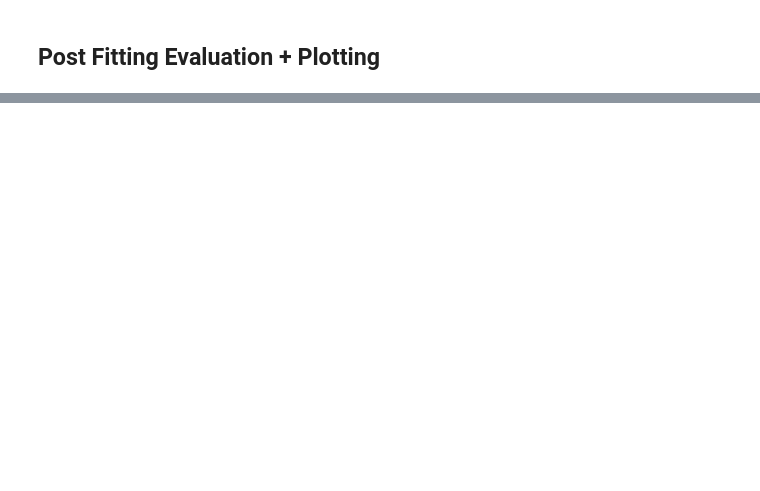
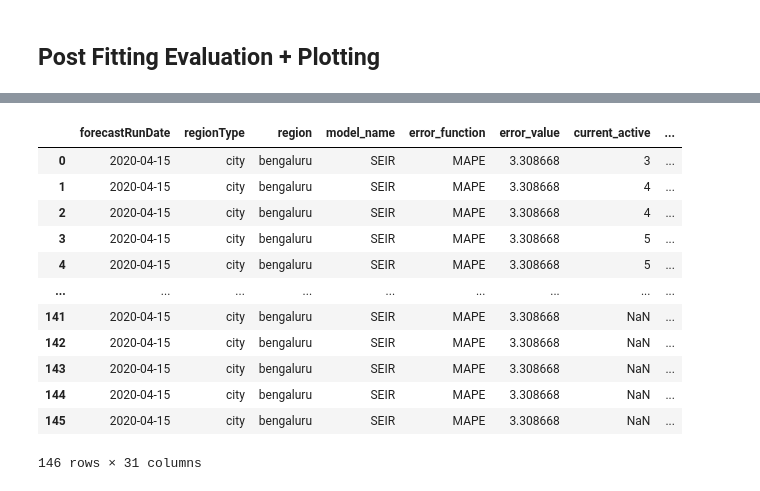
Before and after one commit to WadhwaniAI/covid-modelling, a Jupyter notebook: notebooks/seir/[TRY] fit_bbmp.ipynb, the cells around one changed output, grey strips where cells are left out. Drawn from its saved outputs; the diff is of its cells as text; code cells hidden in the pictures; blank space fills up the shorter version.

```diff
--- a/notebooks/seir/[TRY] fit_bbmp.ipynb
+++ b/notebooks/seir/[TRY] fit_bbmp.ipynb
@@ -196,12 +185,12 @@ def bayes_opt(df_true, place='Bangalore', N=1e7, offset=0, lockdown_date='2020-0
     lockdown_removal_date = datetime.datetime.strptime(lockdown_removal_date, '%Y-%m-%d')
 
     variable_params = {
-        'R0' : hp.uniform('R0', 1.8, 3),
-        'T_inc' : hp.uniform('T_inc', 3, 5),
+        'R0' : hp.uniform('R0', 1.6, 3),
+        'T_inc' : hp.uniform('T_inc', 4, 5),
         'T_inf' : hp.uniform('T_inf', 3, 4),
         'T_recov_severe' : hp.uniform('T_recov_severe', 9, 20),
         'P_severe' : hp.uniform('P_severe', 0.3, 0.99),
-        'intervention_amount' : hp.uniform('intervention_amount', 0.35, 1)
+        'intervention_amount' : hp.uniform('intervention_amount', 0.3, 1)
     }
 
     default_params = {
@@ -222,7 +211,7 @@ def bayes_opt(df_true, place='Bangalore', N=1e7, offset=0, lockdown_date='2020-0
     best = fmin(partial_solve_and_compute_loss,
                 space=searchspace,
                 algo=tpe.suggest,
-                max_evals=2000,
+                max_evals=3500,
                 trials=trials)
 
     return best, trials, default_params
@@ -231,6 +220,6 @@ def bayes_opt(df_true, place='Bangalore', N=1e7, offset=0, lockdown_date='2020-0
 # %%
 loss_array, list_of_param_dicts, df_country, df_country_fitting = gridsearch(df_agg, offset=9)
 # %%
-best, trials, default_params = bayes_opt(df_train, offset=0, method='rmse')
+best, trials, default_params = bayes_opt(df_agg, offset=0, method='rmse')
 # %%
 print(best)
@@ -263,6 +258,14 @@ def evaluate_losses(best, default_params, df_train, df_val):
 
     train_losses = pd.concat([rmse_loss, mape_loss], axis=1)
 
+    pred_hospitalisations = val_output[6] + val_output[7] + val_output[8]
+    pred_recoveries = val_output[9]
+    pred_fatalities = val_output[10]
+    pred_infectious_unknown = val_output[2] + val_output[4]
+    pred_total_cases = pred_hospitalisations + pred_recoveries + pred_fatalities
+    print('Pred', pred_hospitalisations, pred_total_cases)
+    print('True', df_val['Hospitalised'].to_numpy(), df_val['Total Infected'].to_numpy())
+
     rmse_loss = calc_loss_dict(val_output, df_val, method='rmse')
     rmse_loss = pd.DataFrame.from_dict(rmse_loss, orient='index', columns=['rmse'])
 
@@ -276,5 +279,6 @@ def evaluate_losses(best, default_params, df_train, df_val):
 
     return train_losses, val_losses
 # %%
-train_losses, val_losses = evaluate_losses(best, default_params, df_train, df_val)
+# best3['R0'] = 2.12
+train_losses, val_losses = evaluate_losses(best3, default_params, df_train, df_val)
 # %% [output]
@@ -403,0 +542,17 @@ plt.show()
+# %%
+# df_output.to_csv('../../output.csv')
+df_output
+# %% [output]
+|  | forecastRunDate | regionType | region | model_name | error_function | error_value | current_active | ... |
+| 0 | 2020-04-15 | city | bengaluru | SEIR | MAPE | 3.308668 | 3 | ... |
+| 1 | 2020-04-15 | city | bengaluru | SEIR | MAPE | 3.308668 | 4 | ... |
+| 2 | 2020-04-15 | city | bengaluru | SEIR | MAPE | 3.308668 | 4 | ... |
+| 3 | 2020-04-15 | city | bengaluru | SEIR | MAPE | 3.308668 | 5 | ... |
+| 4 | 2020-04-15 | city | bengaluru | SEIR | MAPE | 3.308668 | 5 | ... |
+| ... | ... | ... | ... | ... | ... | ... | ... | ... |
+| 141 | 2020-04-15 | city | bengaluru | SEIR | MAPE | 3.308668 | NaN | ... |
+| 142 | 2020-04-15 | city | bengaluru | SEIR | MAPE | 3.308668 | NaN | ... |
+| 143 | 2020-04-15 | city | bengaluru | SEIR | MAPE | 3.308668 | NaN | ... |
+| 144 | 2020-04-15 | city | bengaluru | SEIR | MAPE | 3.308668 | NaN | ... |
+| 145 | 2020-04-15 | city | bengaluru | SEIR | MAPE | 3.308668 | NaN | ... |
+146 rows × 31 columns
```
Also changed, not shown: parts of 15 cells of this notebook, 1 other file.
